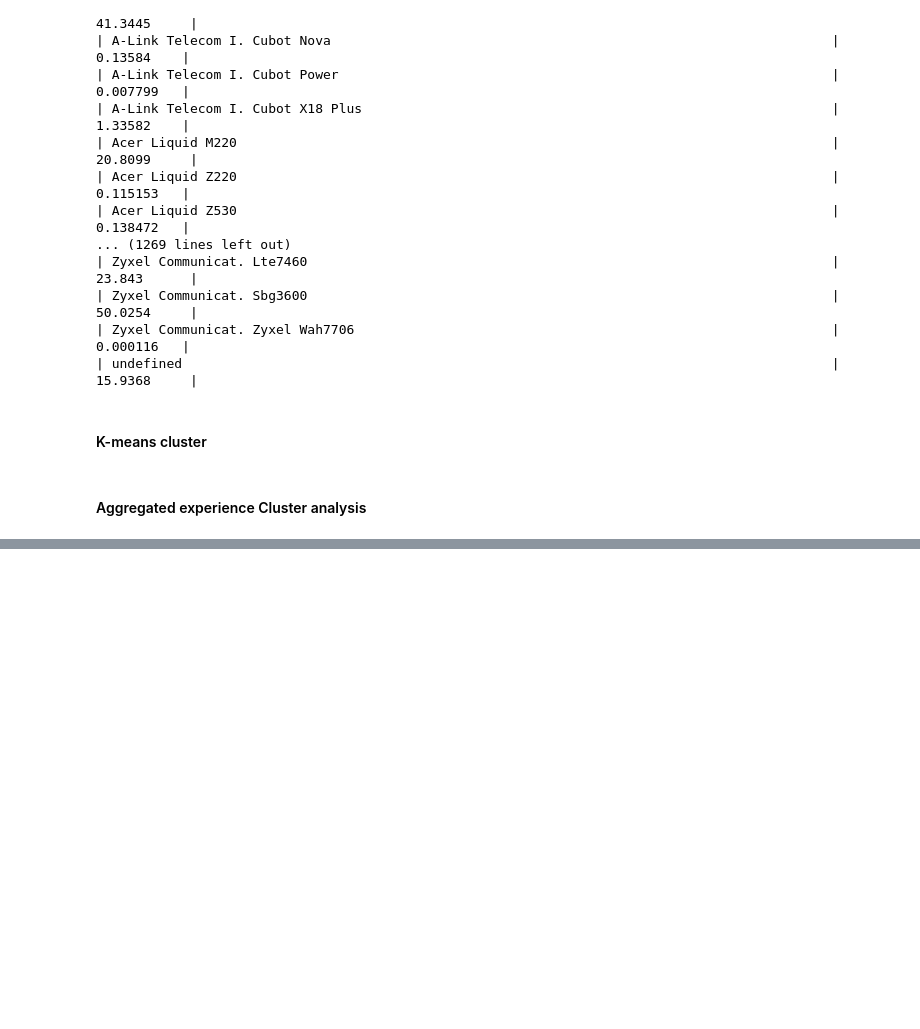
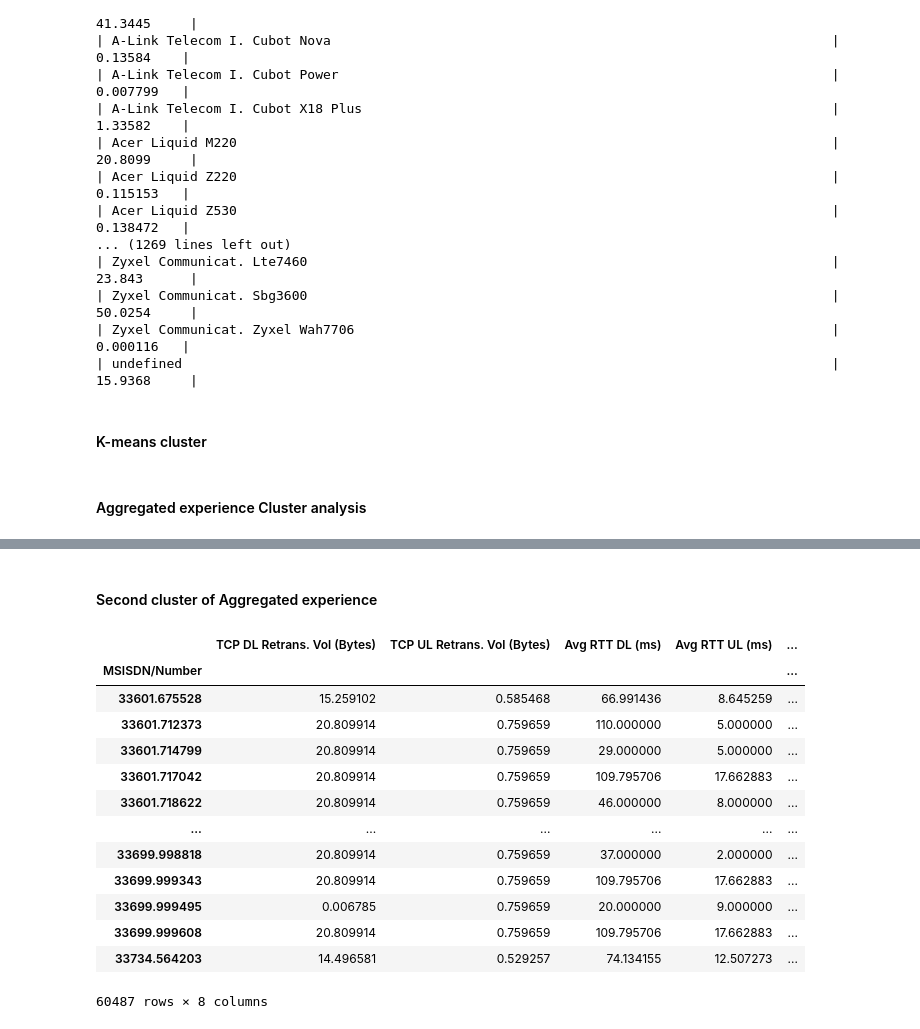
Before and after one commit to Ofgeha-Gelana/telco-profitability-study, a Jupyter notebook: notebooks/experience_analytics.ipynb, the cells around one changed output, grey strips where cells are left out. Drawn from its saved outputs; the diff is of its cells as text; code cells hidden in the pictures; blank space fills up the shorter version.

```diff
--- a/notebooks/experience_analytics.ipynb
+++ b/notebooks/experience_analytics.ipynb
@@ -164,0 +188,19 @@ Average TCP Retransmission Count per Handset Type:
+# %% [markdown]
+#### Second cluster of Aggregated experience
+# %%
+cluster_2.head(cluster_2.size)
+# %% [output]
+|  | TCP DL Retrans. Vol (Bytes) | TCP UL Retrans. Vol (Bytes) | Avg RTT DL (ms) | Avg RTT UL (ms) | ... |
+| MSISDN/Number |  |  |  |  | ... |
+| 33601.675528 | 15.259102 | 0.585468 | 66.991436 | 8.645259 | ... |
+| 33601.712373 | 20.809914 | 0.759659 | 110.000000 | 5.000000 | ... |
+| 33601.714799 | 20.809914 | 0.759659 | 29.000000 | 5.000000 | ... |
+| 33601.717042 | 20.809914 | 0.759659 | 109.795706 | 17.662883 | ... |
+| 33601.718622 | 20.809914 | 0.759659 | 46.000000 | 8.000000 | ... |
+| ... | ... | ... | ... | ... | ... |
+| 33699.998818 | 20.809914 | 0.759659 | 37.000000 | 2.000000 | ... |
+| 33699.999343 | 20.809914 | 0.759659 | 109.795706 | 17.662883 | ... |
+| 33699.999495 | 0.006785 | 0.759659 | 20.000000 | 9.000000 | ... |
+| 33699.999608 | 20.809914 | 0.759659 | 109.795706 | 17.662883 | ... |
+| 33734.564203 | 14.496581 | 0.529257 | 74.134155 | 12.507273 | ... |
+60487 rows × 8 columns
```
Also changed, not shown: parts of 5 cells of this notebook.
